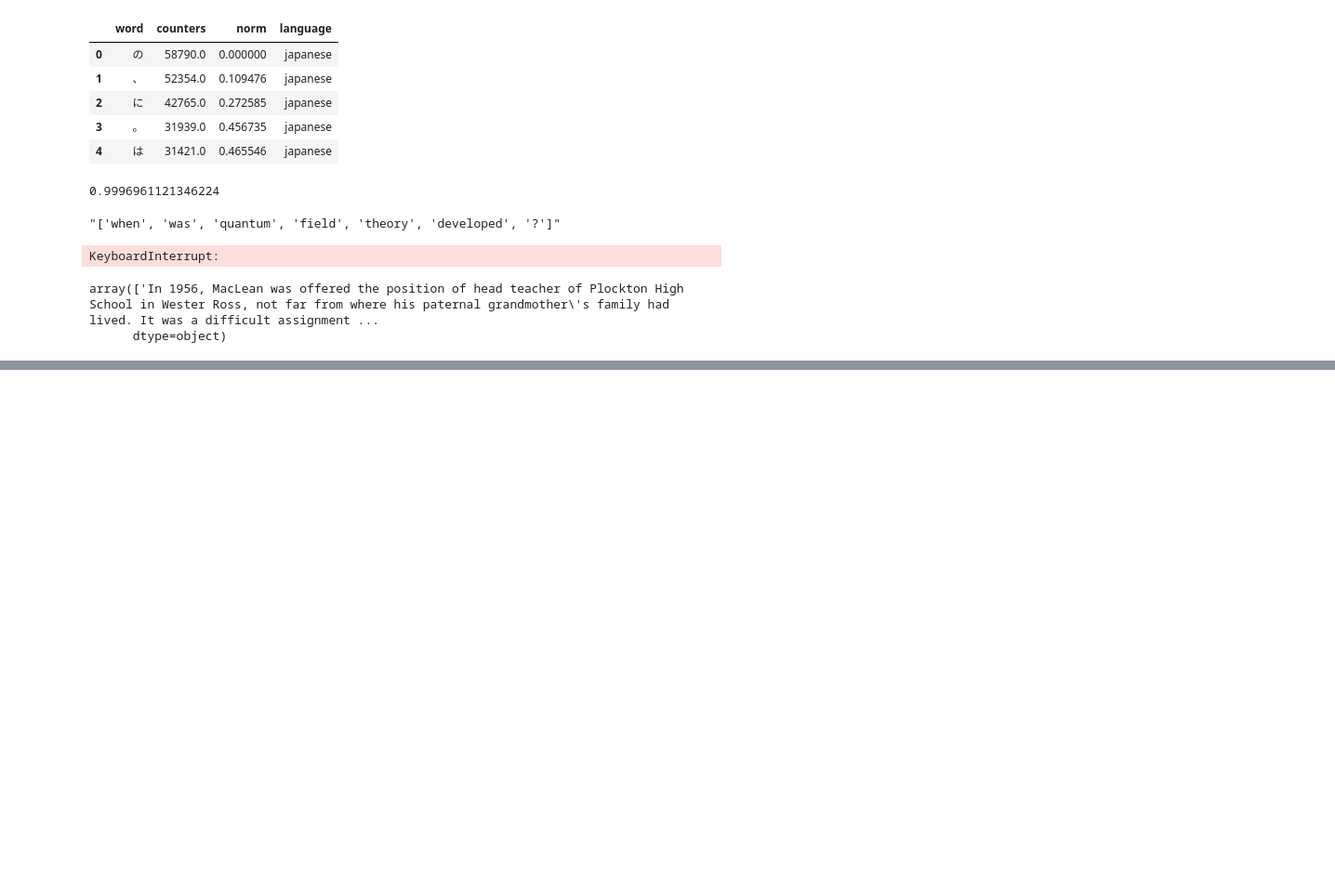
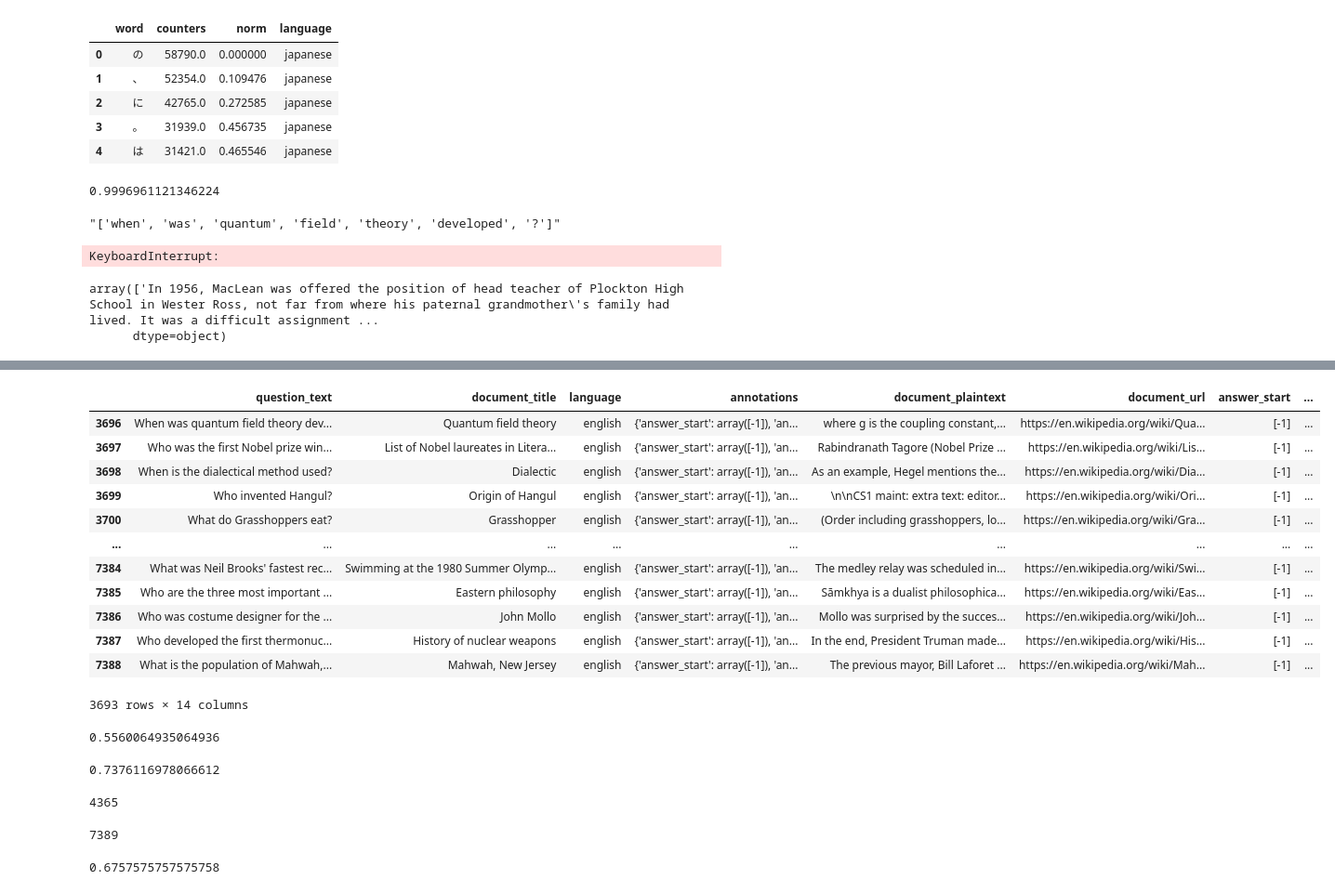
Before and after one commit to hrobjarturh/nlptasks, a Jupyter notebook: notebooks/subtask1-2.ipynb, the cells around one changed output, grey strips where cells are left out. Shown at 93% size. Drawn from its saved outputs; the diff is of its cells as text; code cells hidden in the pictures; blank space fills up the shorter version.

```diff
--- a/notebooks/subtask1-2.ipynb
+++ b/notebooks/subtask1-2.ipynb
@@ -86,0 +302,38 @@ df
+# %%
+dft_eng.loc[dft_eng['labels']==0]
+# %% [output]
+|  | question_text | document_title | language | annotations | document_plaintext | document_url | answer_start | ... |
+| 3696 | When was quantum field theory dev... | Quantum field theory | english | {'answer_start': array([-1]), 'an... | where g is the coupling constant,... | https://en.wikipedia.org/wiki/Qua... | [-1] | ... |
+| 3697 | Who was the first Nobel prize win... | List of Nobel laureates in Litera... | english | {'answer_start': array([-1]), 'an... | Rabindranath Tagore (Nobel Prize ... | https://en.wikipedia.org/wiki/Lis... | [-1] | ... |
+| 3698 | When is the dialectical method used? | Dialectic | english | {'answer_start': array([-1]), 'an... | As an example, Hegel mentions the... | https://en.wikipedia.org/wiki/Dia... | [-1] | ... |
+| 3699 | Who invented Hangul? | Origin of Hangul | english | {'answer_start': array([-1]), 'an... | \n\nCS1 maint: extra text: editor... | https://en.wikipedia.org/wiki/Ori... | [-1] | ... |
+| 3700 | What do Grasshoppers eat? | Grasshopper | english | {'answer_start': array([-1]), 'an... | (Order including grasshoppers, lo... | https://en.wikipedia.org/wiki/Gra... | [-1] | ... |
+| ... | ... | ... | ... | ... | ... | ... | ... | ... |
+| 7384 | What was Neil Brooks' fastest rec... | Swimming at the 1980 Summer Olymp... | english | {'answer_start': array([-1]), 'an... | The medley relay was scheduled in... | https://en.wikipedia.org/wiki/Swi... | [-1] | ... |
+| 7385 | Who are the three most important ... | Eastern philosophy | english | {'answer_start': array([-1]), 'an... | Sāmkhya is a dualist philosophica... | https://en.wikipedia.org/wiki/Eas... | [-1] | ... |
+| 7386 | Who was costume designer for the ... | John Mollo | english | {'answer_start': array([-1]), 'an... | Mollo was surprised by the succes... | https://en.wikipedia.org/wiki/Joh... | [-1] | ... |
+| 7387 | Who developed the first thermonuc... | History of nuclear weapons | english | {'answer_start': array([-1]), 'an... | In the end, President Truman made... | https://en.wikipedia.org/wiki/His... | [-1] | ... |
+| 7388 | What is the population of Mahwah,... | Mahwah, New Jersey | english | {'answer_start': array([-1]), 'an... | The previous mayor, Bill Laforet ... | https://en.wikipedia.org/wiki/Mah... | [-1] | ... |
+3693 rows × 14 columns
+# %%
+len(dft_eng.loc[(dft_eng['highest_wordscore']!=0)&((dft_eng['labels']==1))])/3696
+# %% [output]
+0.5560064935064936
+# %%
+len(dft_eng.loc[(dft_eng['highest_wordscore']==0)&((dft_eng['labels']==0))])/3693
+# %% [output]
+0.7376116978066612
+# %%
+len(dft_eng.loc[(dft_eng['highest_wordscore']==0)])
+# %% [output]
+4365
+# %%
+len(dft_eng)
+# %% [output]
+7389
+# %%
+clf = LogisticRegression(random_state=0).fit(dft_eng[['word_frequency_score','highest_wordscore']].to_numpy(),dft_eng.labels.values)
+pred = clf.predict(dfv_eng[['word_frequency_score','highest_wordscore']].to_numpy())
+accuracy_score(pred, dfv_eng.labels.values)
+# %% [output]
+0.6757575757575758
```
Also changed, not shown: parts of 21 cells of this notebook, 2 other files.
